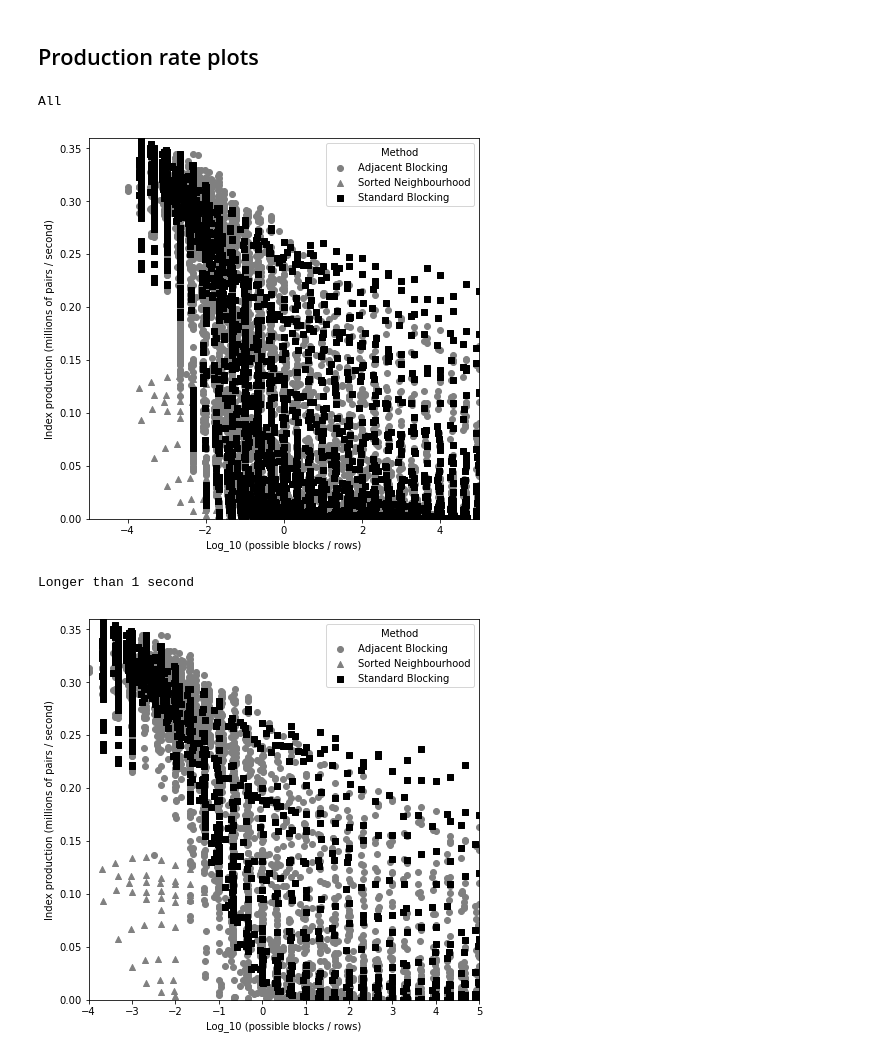
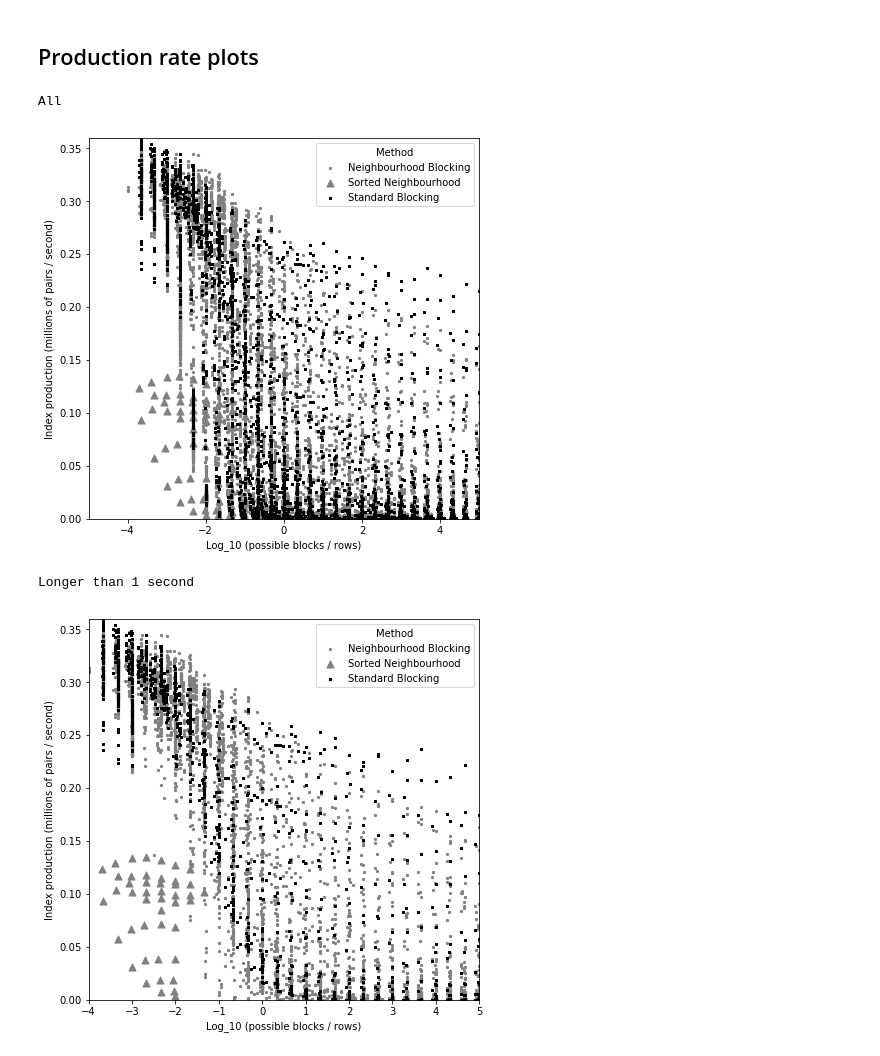
Before and after one commit to dan-elias/neighbourhood_blocking, a Jupyter notebook: scalability_results.ipynb, the cells around one changed output. Saved outputs shown, nothing was run; the diff lists cells and outputs as text; code cells hidden in the pictures.

```diff
--- a/scalability_results.ipynb
+++ b/scalability_results.ipynb
@@ -38,6 +38,7 @@ timings['log_possible_blocks'] = np.log10(timings['granularity']) * timings['col
 timings['log_possible_blocks_per_row'] = timings['log_possible_blocks'] - np.log10(timings['rows'])
 timings['production_rate'] = timings['index_length'] / timings['elapsed_seconds']
 timings['log_production_rate'] = np.log10(timings['production_rate'])
+timings['label'] = timings['label'].str.replace('Adjacent', 'Neighbourhood')
 timings['category'] = timings['label'].str.replace(r'\s+-.*', '')
 
 timings.head()
@@ -60,7 +61,7 @@ max_cols = 2
 #filtered_timings = timings[timings['elapsed_seconds'] < 100]
 filtered_timings = timings[~timings['elapsed_seconds'].isnull()]
 
-sparsity_multiple = 10
+sparsity_multiple = 100
 
 def column_description(column_name):
     return column_name.replace('_', ' ').title()
@@ -148,29 +149,30 @@ print(fit_lines.round(2).to_latex(index=False))
 # %%
 cols_labels_and_scales = [('log_possible_blocks_per_row', 'Log_10 (possible blocks / rows)', 1),
                           ('production_rate', 'Index production (millions of pairs / second)', 1e-6),
                          ]
 
 pre_filtered_timings = timings[(timings['label'] != 'Full')
                                & (timings['log_possible_blocks_per_row'] <= 5)
                               ]
+
 
 for description, filtered_timings in [('All', pre_filtered_timings),
                                       ('Longer than 1 second', pre_filtered_timings[pre_filtered_timings['elapsed_seconds']>1]),
                                      ]:
     print(description)
     plt.figure(figsize=(7,7))
     ax = plt.gca()
     for mth, (_, label, __) in zip([ax.set_xlabel, ax.set_ylabel], cols_labels_and_scales):
         mth(label)
     for mth, limits in zip([ax.set_xlim, ax.set_ylim], [(filtered_timings[col].min()*scale, filtered_timings[col].max()*scale) for col, _, scale in cols_labels_and_scales]):
         mth(limits)
-    for (cat, vals), marker, color in zip(filtered_timings.groupby('category'), marker_cycle(first='o^s'), cycle(['grey', 'grey', 'black'])):
+    for (cat, vals), marker, color, s in zip(filtered_timings.groupby('category'), marker_cycle(first='o^s'), cycle(['grey', 'grey', 'black']), cycle([5, 50, 5])):
         ax.scatter(*[vals[col].values * scale for col, _, scale in cols_labels_and_scales],
-                   marker=marker, color=color, label=cat)
+                   marker=marker, color=color, label=cat, s=s)
     plt.legend(title='Method', loc='upper right')
     plt.show()
 # %% [output]
 All
-[figure, old version]
+[figure, new version]
 Longer than 1 second
-[figure, old version]
+[figure, new version]
```
Also changed, not shown: parts of 4 cells of this notebook, 18 other files.
